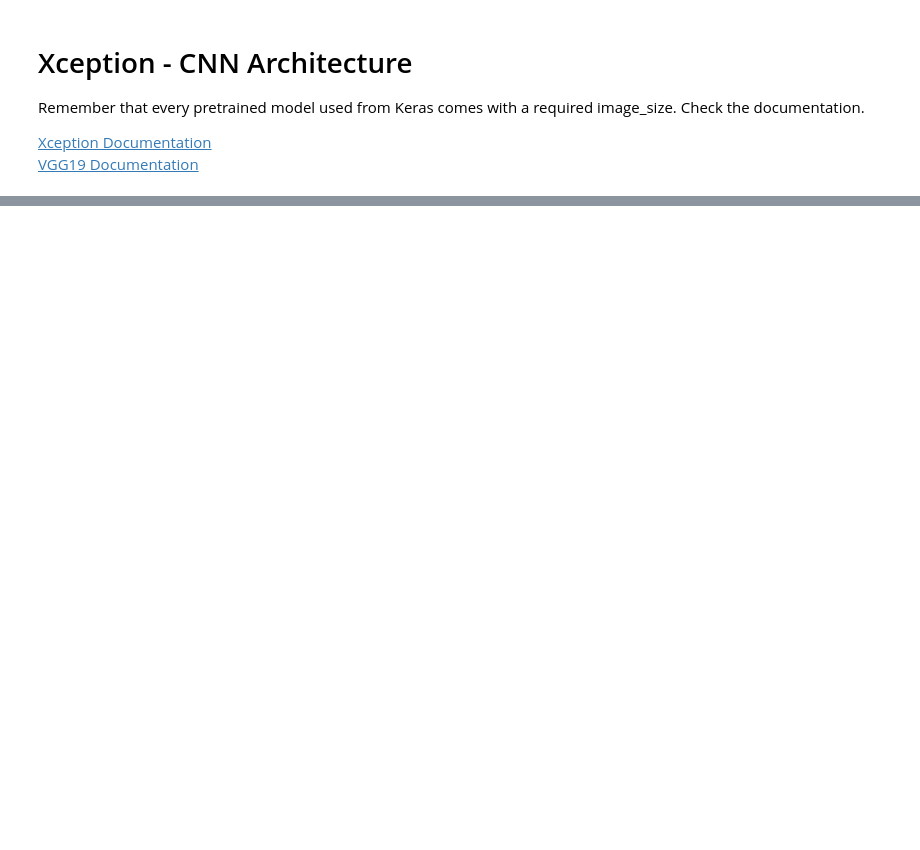
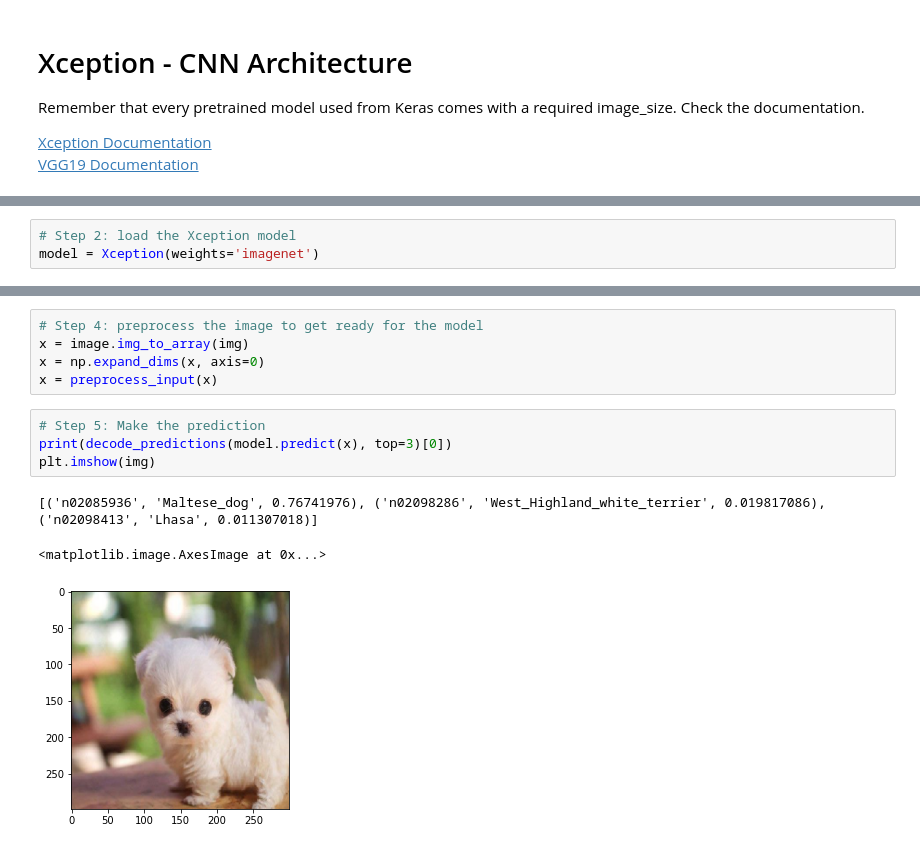
Before and after one commit to gianmillare/Machine-Learning-AI, a Jupyter notebook: University of California, Berkeley - AI ML Sessions/Part 35 - Convolutional Neural Networks Activity - Xception.ipynb, the cells around one changed output, grey strips where cells are left out. Saved outputs shown, nothing was run; the diff lists cells and outputs as text; blank space fills up the shorter version.

```diff
--- a/University of California, Berkeley - AI ML Sessions/Part 35 - Convolutional Neural Networks Activity - Xception.ipynb
+++ b/University of California, Berkeley - AI ML Sessions/Part 35 - Convolutional Neural Networks Activity - Xception.ipynb
@@ -20 +20,4 @@ import keras.preprocessing.image
 from keras.applications.xception import (Xception, preprocess_input, decode_predictions)
+# %%
+# Step 2: load the Xception model
+model = Xception(weights='imagenet')
@@ -20,0 +31,13 @@ from keras.applications.xception import (Xception, preprocess_input, decode_pred
+# %%
+# Step 4: preprocess the image to get ready for the model
+x = image.img_to_array(img)
+x = np.expand_dims(x, axis=0)
+x = preprocess_input(x)
+# %%
+# Step 5: Make the prediction
+print(decode_predictions(model.predict(x), top=3)[0])
+plt.imshow(img)
+# %% [output]
+[('n02085936', 'Maltese_dog', 0.76741976), ('n02098286', 'West_Highland_white_terrier', 0.019817086), ('n02098413', 'Lhasa', 0.011307018)]
+<matplotlib.image.AxesImage at 0x...>
+[figure, added]
```
Also changed, not shown: parts of 2 cells of this notebook, 2 other files.
